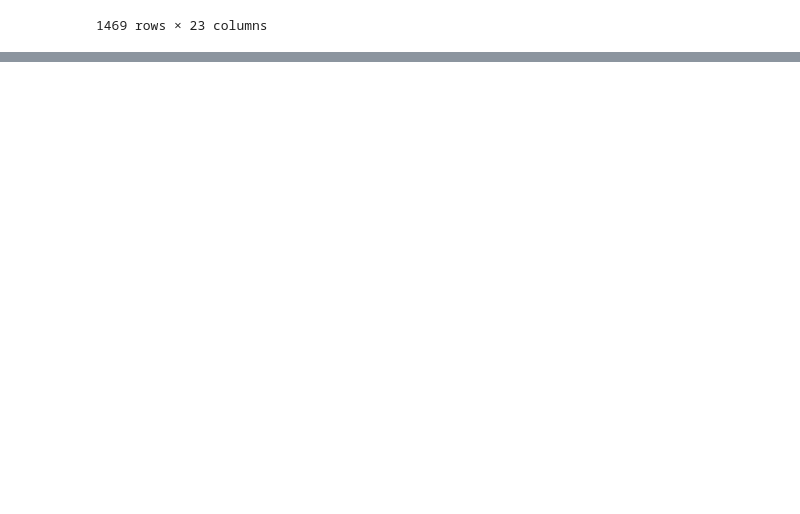
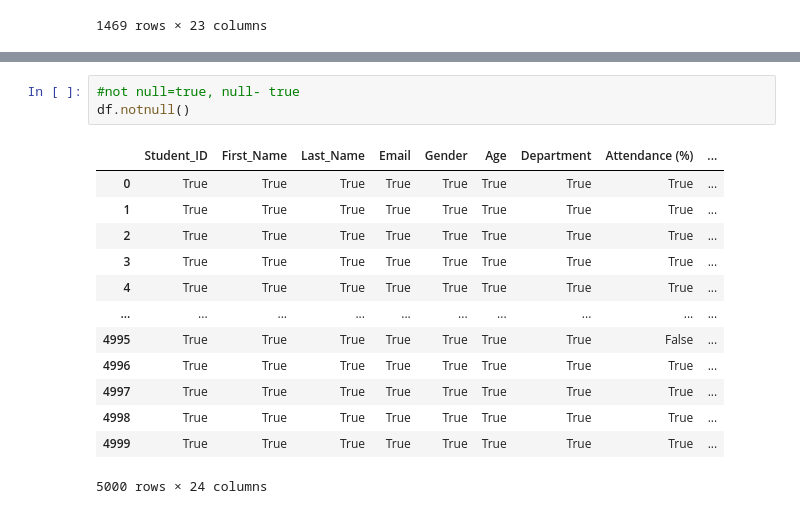
Before and after one commit to oomollo/Pandas-walkthrough, a Jupyter notebook: pandas.ipynb, the cells around one changed output, grey strips where cells are left out. Drawn from its saved outputs; the diff is of its cells as text; blank space fills up the shorter version.

```diff
--- a/pandas.ipynb
+++ b/pandas.ipynb
@@ -169,0 +319,17 @@ engineering_dpt
+# %%
+#not null=true, null- true
+df.notnull()
+# %% [output]
+|  | Student_ID | First_Name | Last_Name | Email | Gender | Age | Department | Attendance (%) | ... |
+| 0 | True | True | True | True | True | True | True | True | ... |
+| 1 | True | True | True | True | True | True | True | True | ... |
+| 2 | True | True | True | True | True | True | True | True | ... |
+| 3 | True | True | True | True | True | True | True | True | ... |
+| 4 | True | True | True | True | True | True | True | True | ... |
+| ... | ... | ... | ... | ... | ... | ... | ... | ... | ... |
+| 4995 | True | True | True | True | True | True | True | False | ... |
+| 4996 | True | True | True | True | True | True | True | True | ... |
+| 4997 | True | True | True | True | True | True | True | True | ... |
+| 4998 | True | True | True | True | True | True | True | True | ... |
+| 4999 | True | True | True | True | True | True | True | True | ... |
+5000 rows × 24 columns
```
Also changed, not shown: parts of 20 cells of this notebook.
